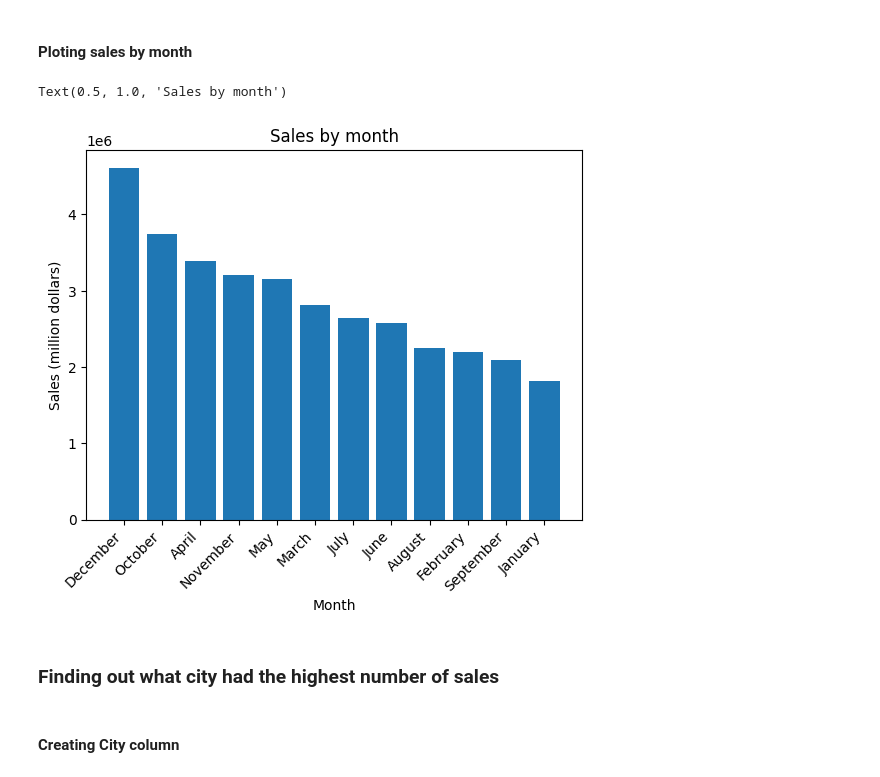
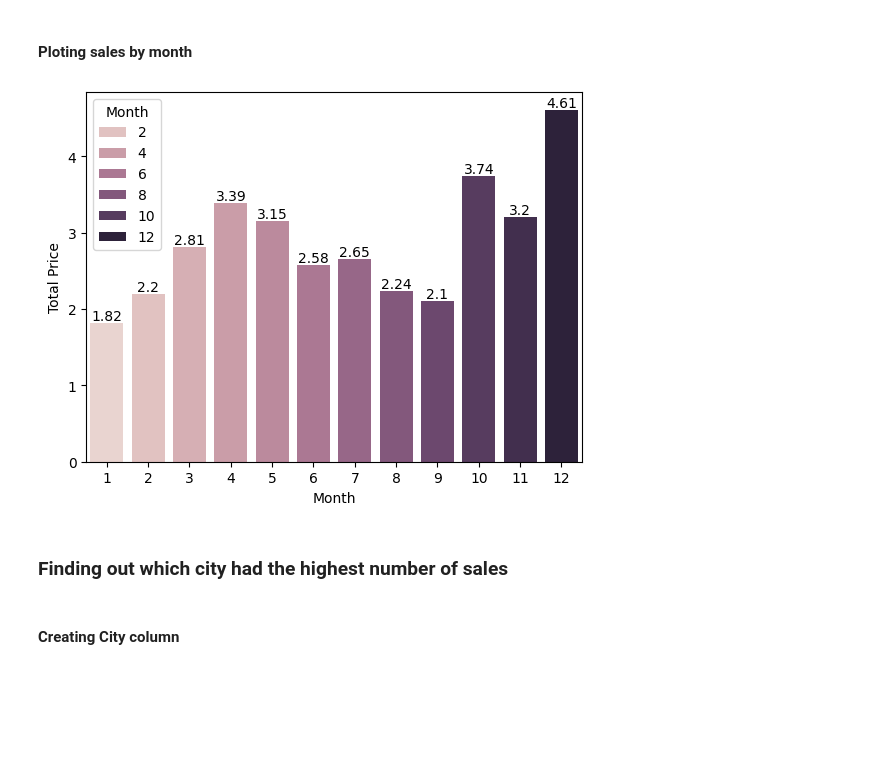
Before and after one commit to Kael-g/Sales-Analysis, a Jupyter notebook: first analysis in jupyter using pandas.ipynb, the cells around one changed output. Saved outputs shown, nothing was run; the diff lists cells and outputs as text; code cells hidden in the pictures; blank space fills up the shorter version.

Commit message:
Plots using seaborn library

```diff
--- a/first analysis in jupyter using pandas.ipynb
+++ b/first analysis in jupyter using pandas.ipynb
@@ -94,17 +105,21 @@ sales_by_month.head()
 # %% [markdown]
 #### Ploting sales by month
 # %%
-plt.bar(sales_by_month["Month"], sales_by_month["Total Price"])
-plt.xticks(sales_by_month["Month"], rotation=45, ha="right")
-plt.ylabel("Sales (million dollars)")
-plt.xlabel("Month")
+# plt.bar(sales_by_month["Month"], sales_by_month["Total Price"])
+# plt.xticks(sales_by_month["Month"], rotation=45, ha="right")
+# plt.ylabel("Sales (million dollars)")
+# plt.xlabel("Month")
 
-plt.title("Sales by month")
+# plt.title("Sales by month")
-# %% [output]
-Text(0.5, 1.0, 'Sales by month')
-[figure, removed]
+# %%
+fig_sales_by_month = sns.barplot(data=sales_by_month, x="Month", y="Total Price", hue="Month")
+
+for i in fig_sales_by_month.containers:
+    fig_sales_by_month.bar_label(i)
+# %% [output]
+[figure, added]
 # %% [markdown]
-### Finding out what city had the highest number of sales
+### Finding out which city had the highest number of sales
 # %% [markdown]
 #### Creating City column
 # %%
```
Also changed, not shown: parts of 8 cells of this notebook.
